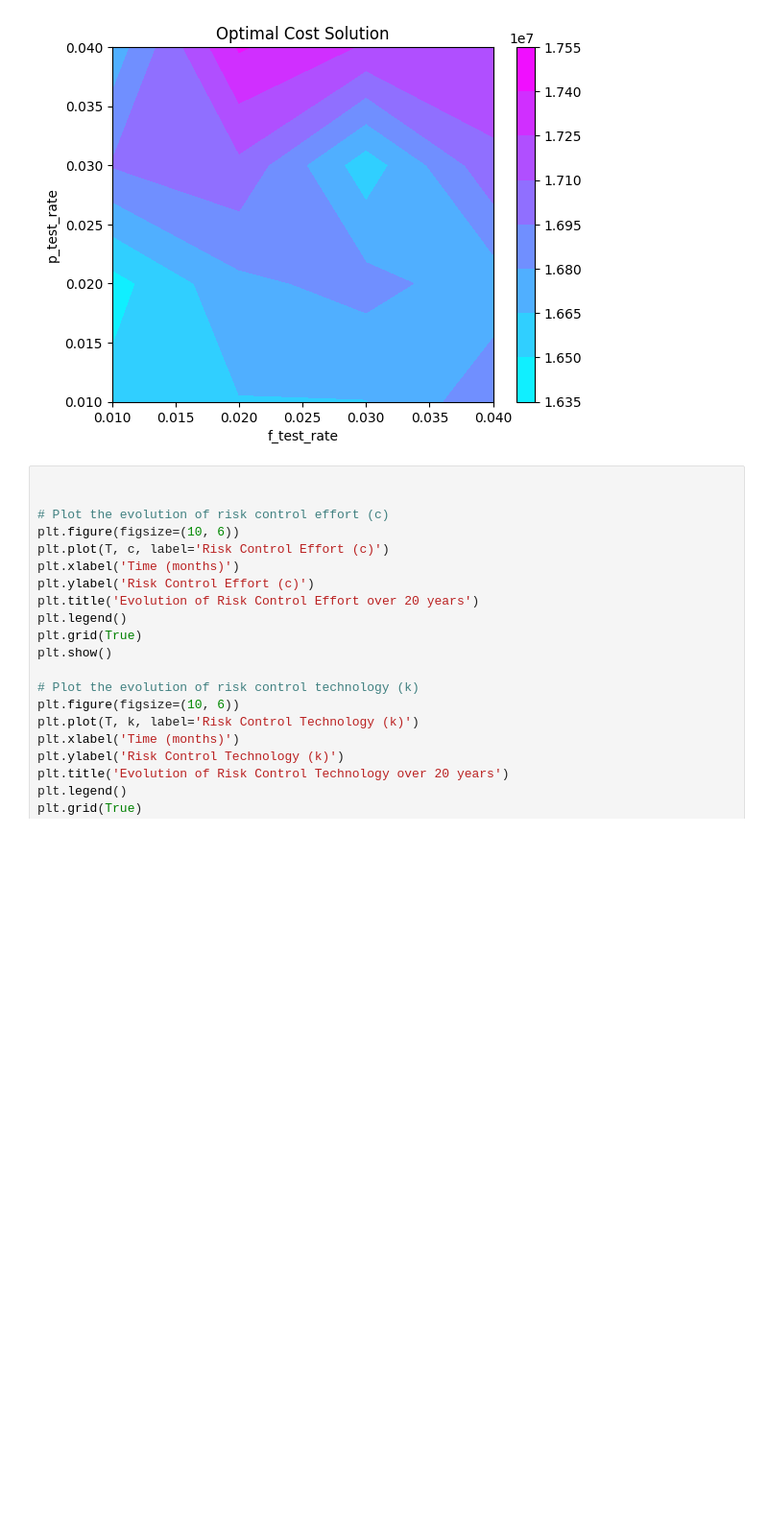
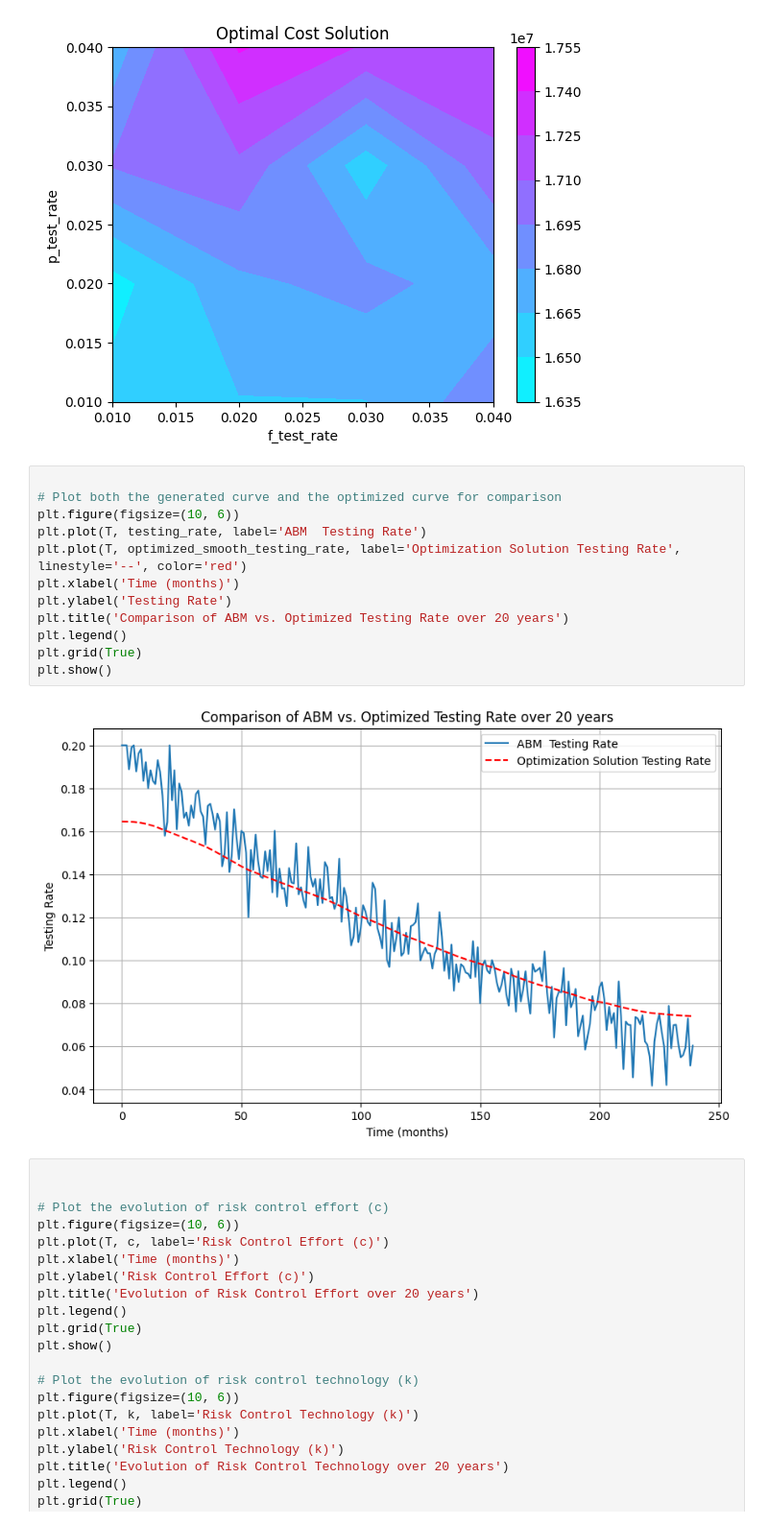
Before and after one commit to kushal-satya/food_safety_abm, a Jupyter notebook: abm/model_v1.ipynb, the cells around one changed output. Shown at 96% size. Cells and saved outputs as stored; diff of their text form; blank space fills up the shorter version.

```diff
--- a/abm/model_v1.ipynb
+++ b/abm/model_v1.ipynb
@@ -596,6 +596,20 @@ ax.set_title('Optimal Cost Solution')
 plt.show()
 # %% [output]
 [figure]
+# %%
+
+# Plot both the generated curve and the optimized curve for comparison
+plt.figure(figsize=(10, 6))
+plt.plot(T, testing_rate, label='ABM  Testing Rate')
+plt.plot(T, optimized_smooth_testing_rate, label='Optimization Solution Testing Rate', linestyle='--', color='red')
+plt.xlabel('Time (months)')
+plt.ylabel('Testing Rate')
+plt.title('Comparison of ABM vs. Optimized Testing Rate over 20 years')
+plt.legend()
+plt.grid(True)
+plt.show()
+# %% [output]
+[figure, added]
 # %%
 
 
```
Also changed, not shown: 1 other file.
